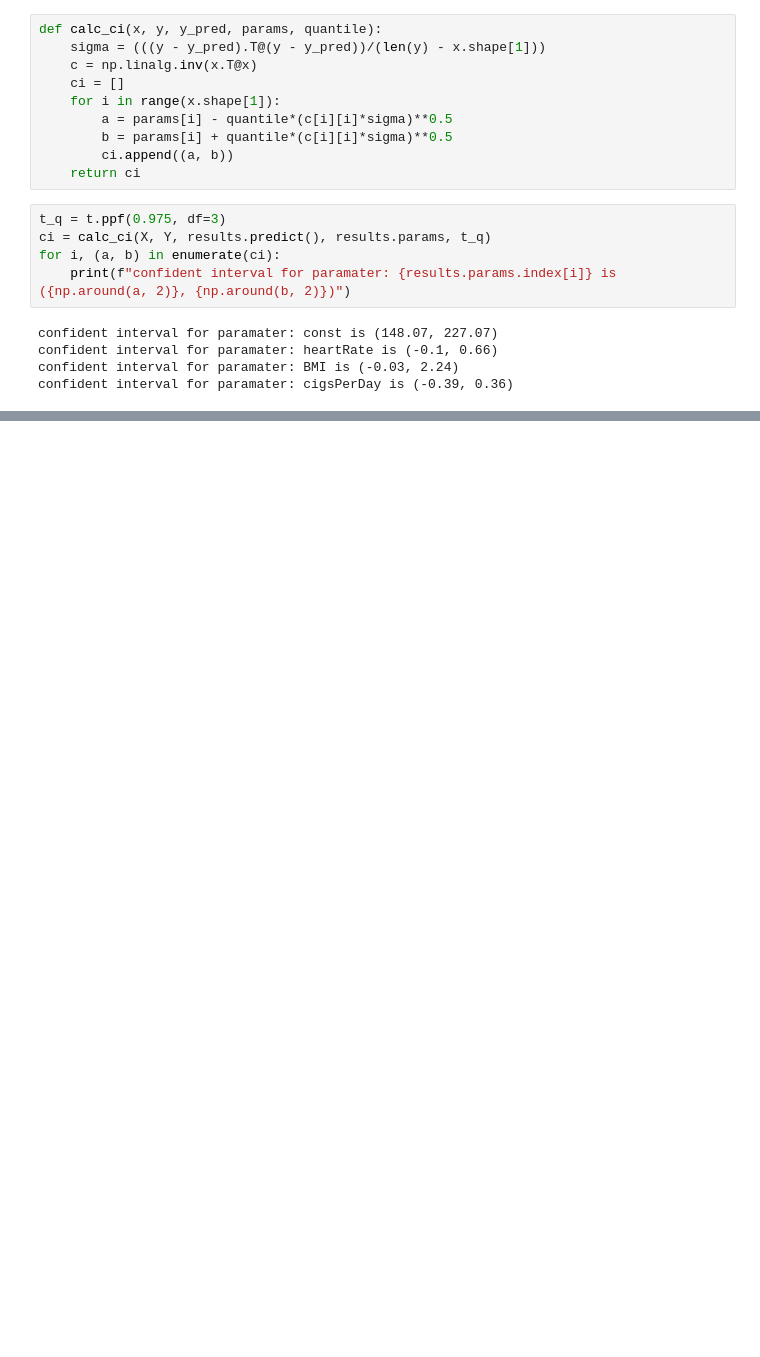
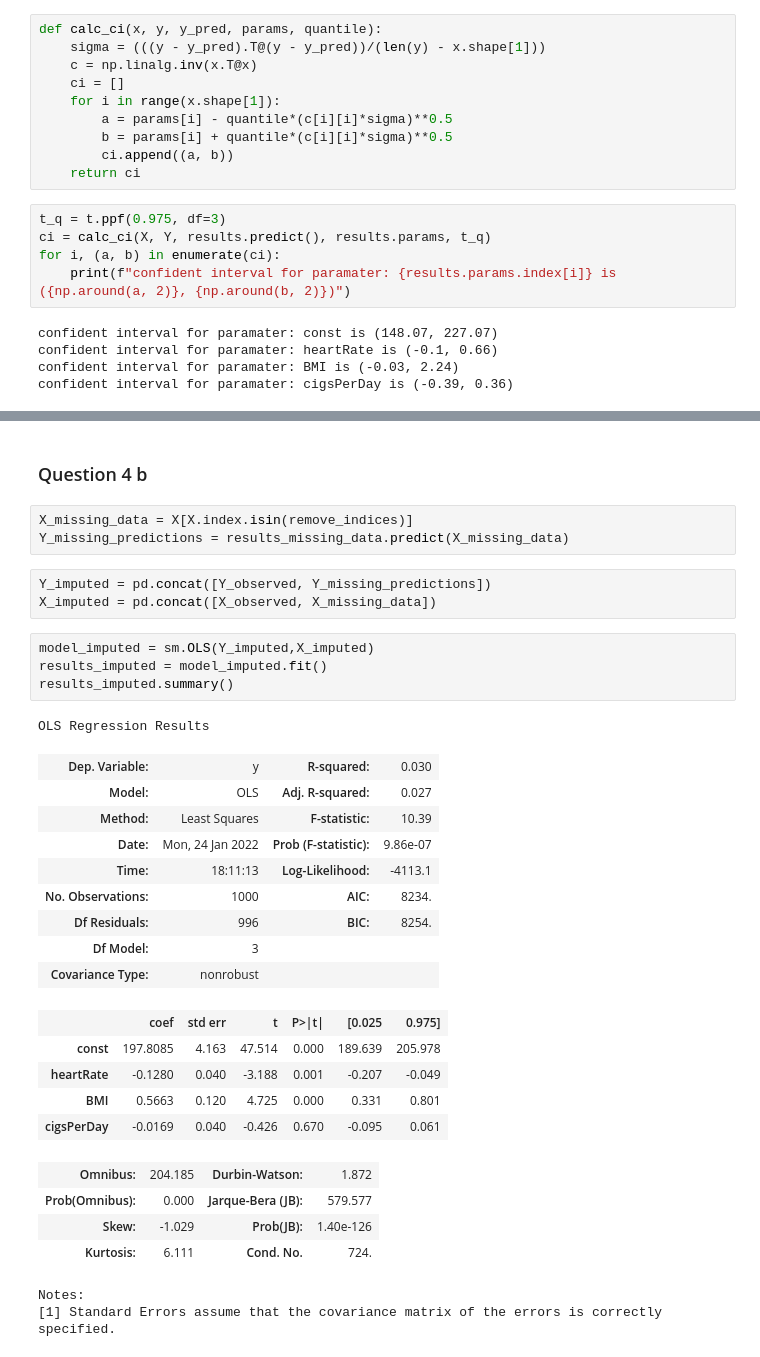
Before and after one commit to dvirla/Advanced-Statistical-Analysis, a Jupyter notebook: ProjectEx5_206330342_316250877.ipynb, the cells around one changed output, grey strips where cells are left out. Saved outputs shown, nothing was run; the diff lists cells and outputs as text; blank space fills up the shorter version.

```diff
--- a/ProjectEx5_206330342_316250877.ipynb
+++ b/ProjectEx5_206330342_316250877.ipynb
@@ -268,0 +320,34 @@ results.params.index[0]
+# %% [markdown]
+### Question 4 b
+# %%
+X_missing_data = X[X.index.isin(remove_indices)]
+Y_missing_predictions = results_missing_data.predict(X_missing_data)
+# %%
+Y_imputed = pd.concat([Y_observed, Y_missing_predictions])
+X_imputed = pd.concat([X_observed, X_missing_data])
+# %%
+model_imputed = sm.OLS(Y_imputed,X_imputed)
+results_imputed = model_imputed.fit()
+results_imputed.summary()
+# %% [output]
+OLS Regression Results
+| Dep. Variable: | y | R-squared: | 0.030 |
+| Model: | OLS | Adj. R-squared: | 0.027 |
+| Method: | Least Squares | F-statistic: | 10.39 |
+| Date: | Mon, 24 Jan 2022 | Prob (F-statistic): | 9.86e-07 |
+| Time: | 18:11:13 | Log-Likelihood: | -4113.1 |
+| No. Observations: | 1000 | AIC: | 8234. |
+| Df Residuals: | 996 | BIC: | 8254. |
+| Df Model: | 3 |  |  |
+| Covariance Type: | nonrobust |  |  |
+|  | coef | std err | t | P>|t| | [0.025 | 0.975] |
+| const | 197.8085 | 4.163 | 47.514 | 0.000 | 189.639 | 205.978 |
+| heartRate | -0.1280 | 0.040 | -3.188 | 0.001 | -0.207 | -0.049 |
+| BMI | 0.5663 | 0.120 | 4.725 | 0.000 | 0.331 | 0.801 |
+| cigsPerDay | -0.0169 | 0.040 | -0.426 | 0.670 | -0.095 | 0.061 |
+| Omnibus: | 204.185 | Durbin-Watson: | 1.872 |
+| Prob(Omnibus): | 0.000 | Jarque-Bera (JB): | 579.577 |
+| Skew: | -1.029 | Prob(JB): | 1.40e-126 |
+| Kurtosis: | 6.111 | Cond. No. | 724. |
+Notes:
+[1] Standard Errors assume that the covariance matrix of the errors is correctly specified.
```
Also changed, not shown: parts of 17 cells of this notebook.
